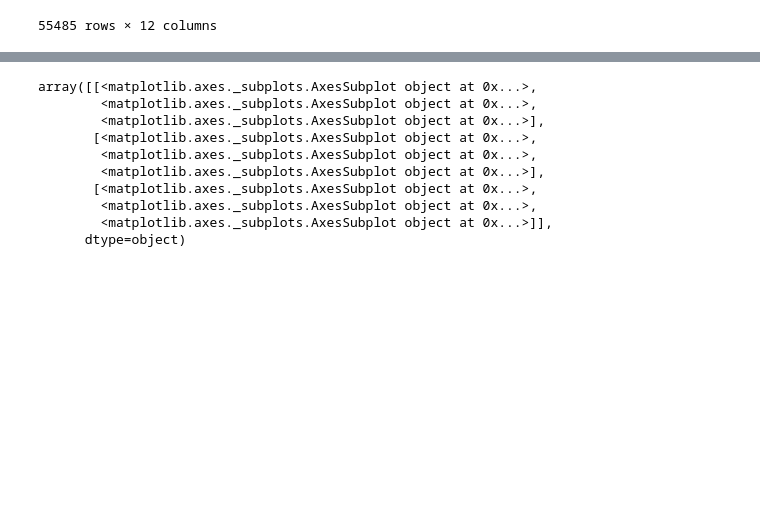
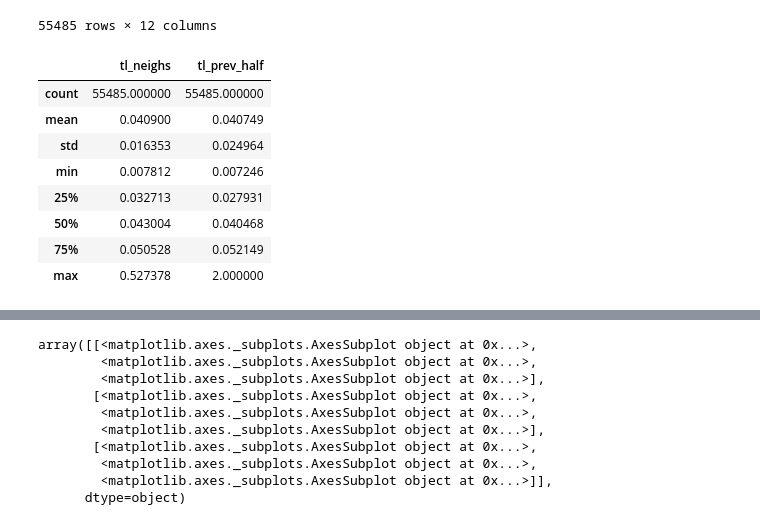
Before and after one commit to Vem-Solutions-spa/dataset_vem_5t_traffic_analysis, a Jupyter notebook: 02_Exploratory_analysis.ipynb, the cells around one changed output, grey strips where cells are left out. Cells and saved outputs as stored; diff of their text form; code cells hidden in the pictures; blank space fills up the shorter version.

```diff
--- a/02_Exploratory_analysis.ipynb
+++ b/02_Exploratory_analysis.ipynb
@@ -814,3 +835,15 @@ dataset
 | 55483 | 0 | 0 | 1 | 47 | 45.13625 | ... |
 | 55484 | 0 | 0 | 1 | 47 | 45.13875 | ... |
 55485 rows × 12 columns
+# %%
+dataset[['tl_neighs', 'tl_prev_half']].describe()
+# %% [output]
+|  | tl_neighs | tl_prev_half |
+| count | 55485.000000 | 55485.000000 |
+| mean | 0.040900 | 0.040749 |
+| std | 0.016353 | 0.024964 |
+| min | 0.007812 | 0.007246 |
+| 25% | 0.032713 | 0.027931 |
+| 50% | 0.043004 | 0.040468 |
+| 75% | 0.050528 | 0.052149 |
+| max | 0.527378 | 2.000000 |
```
Also changed, not shown: parts of 34 cells of this notebook.
